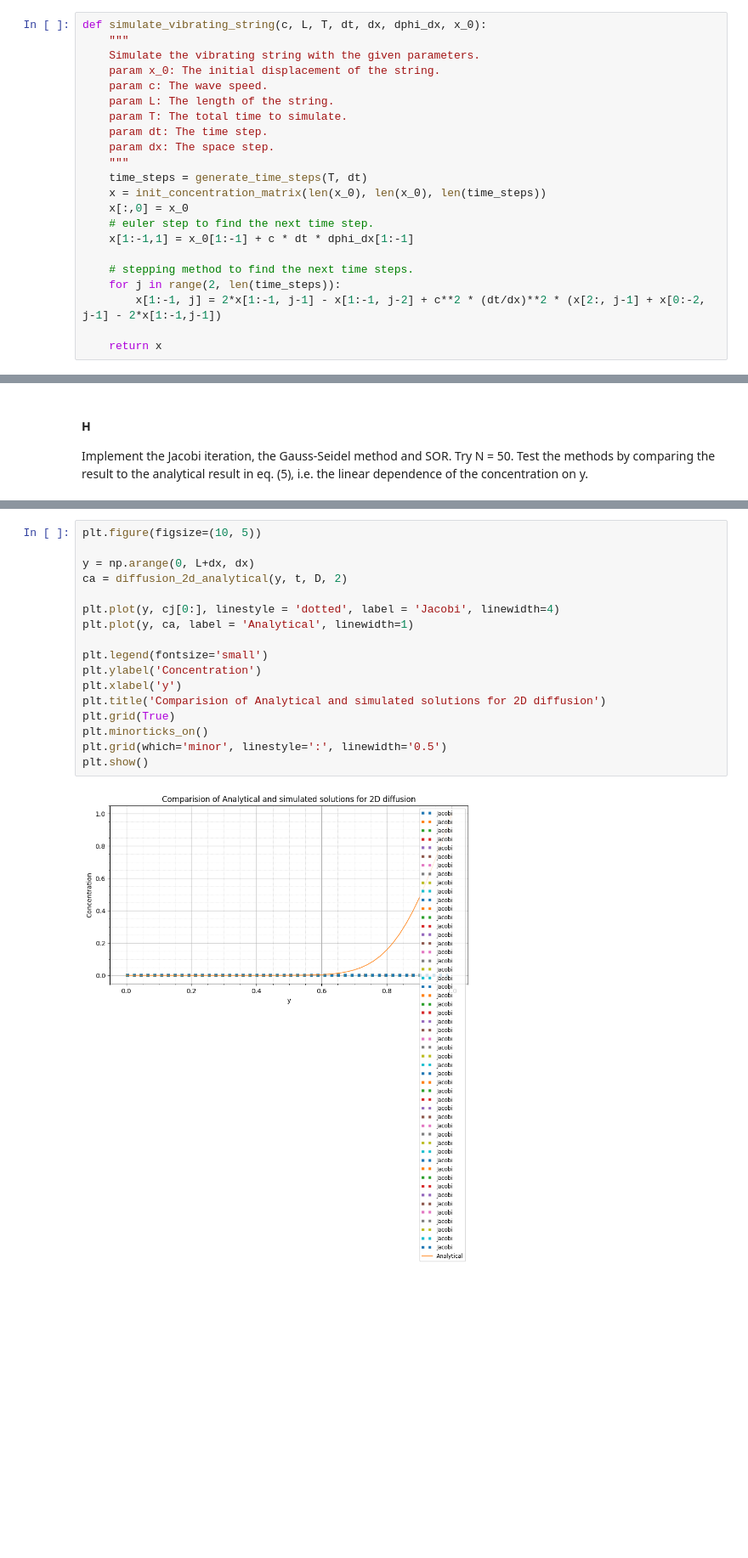
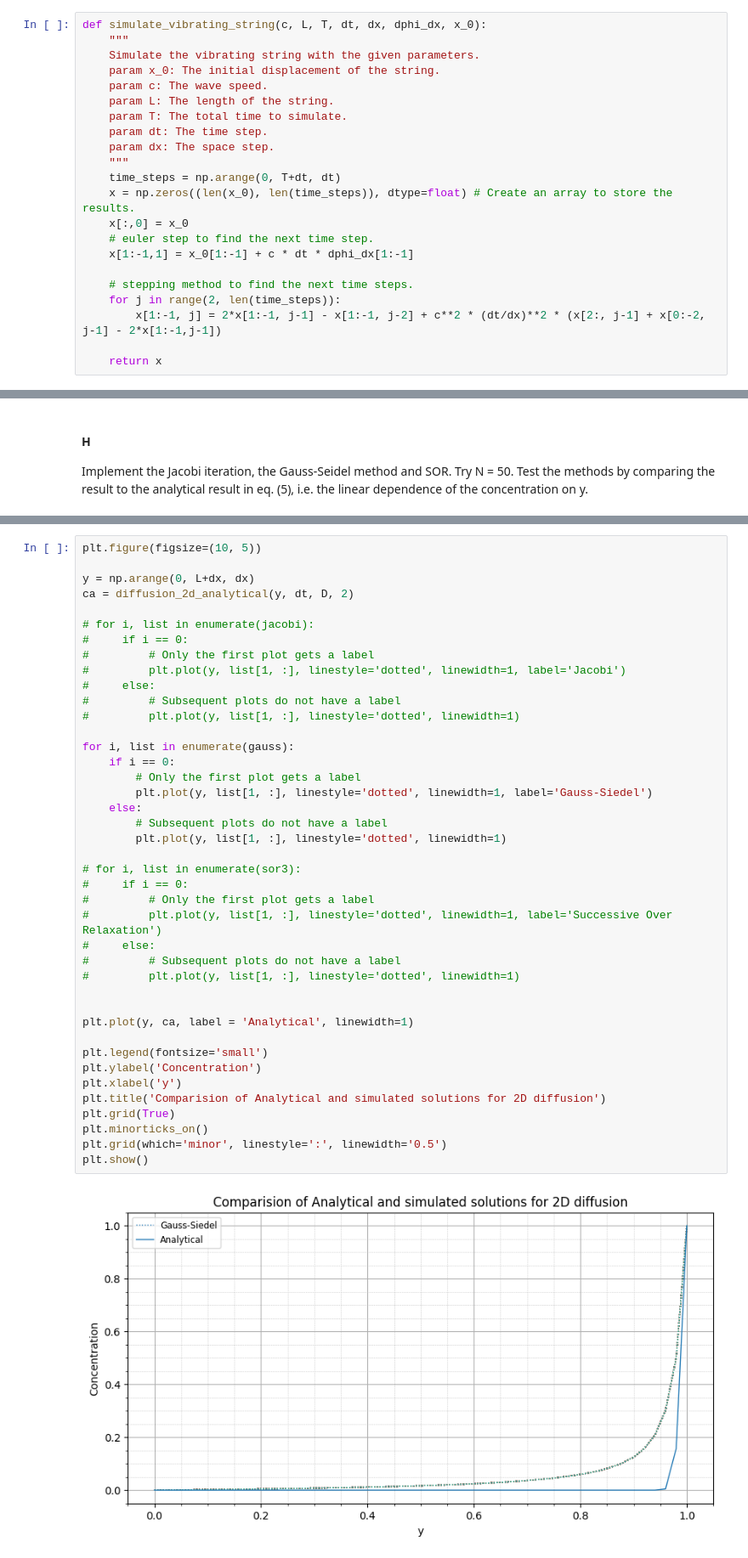
Before and after one commit to shreyaraghavendra/scientific-computing-group2, a Jupyter notebook: set1.ipynb, the cells around one changed output, grey strips where cells are left out. Shown: that part at 85% size. Saved outputs shown, nothing was run; the diff lists cells and outputs as text; blank space fills up the shorter version.

Commit message:
fix vibrating string code and parallel plots

```diff
--- a/set1.ipynb
+++ b/set1.ipynb
@@ -57,8 +57,8 @@ def simulate_vibrating_string(c, L, T, dt, dx, dphi_dx, x_0):
     param dt: The time step.
     param dx: The space step.
     """
-    time_steps = generate_time_steps(T, dt)
-    x = init_concentration_matrix(len(x_0), len(x_0), len(time_steps))
+    time_steps = np.arange(0, T+dt, dt)
+    x = np.zeros((len(x_0), len(time_steps)), dtype=float) # Create an array to store the results.
     x[:,0] = x_0
     # euler step to find the next time step.
     x[1:-1,1] = x_0[1:-1] + c * dt * dphi_dx[1:-1]
@@ -454,19 +455,43 @@ Convergence reached at 227 iterations
 # %%
 plt.figure(figsize=(10, 5))
 
 y = np.arange(0, L+dx, dx)
-ca = diffusion_2d_analytical(y, t, D, 2)
+ca = diffusion_2d_analytical(y, dt, D, 2)
 
-plt.plot(y, cj[0:], linestyle = 'dotted', label = 'Jacobi', linewidth=4)
+# for i, list in enumerate(jacobi):
+#     if i == 0:
+#         # Only the first plot gets a label
+#         plt.plot(y, list[1, :], linestyle='dotted', linewidth=1, label='Jacobi')
+#     else:
+#         # Subsequent plots do not have a label
+#         plt.plot(y, list[1, :], linestyle='dotted', linewidth=1)
+
+for i, list in enumerate(gauss):
+    if i == 0:
+        # Only the first plot gets a label
+        plt.plot(y, list[1, :], linestyle='dotted', linewidth=1, label='Gauss-Siedel')
+    else:
+        # Subsequent plots do not have a label
+        plt.plot(y, list[1, :], linestyle='dotted', linewidth=1)
+
+# for i, list in enumerate(sor3):
+#     if i == 0:
+#         # Only the first plot gets a label
+#         plt.plot(y, list[1, :], linestyle='dotted', linewidth=1, label='Successive Over Relaxation')
+#     else:
+#         # Subsequent plots do not have a label
+#         plt.plot(y, list[1, :], linestyle='dotted', linewidth=1)
+
+
 plt.plot(y, ca, label = 'Analytical', linewidth=1)
 
 plt.legend(fontsize='small')
 plt.ylabel('Concentration')
 plt.xlabel('y')
 plt.title('Comparision of Analytical and simulated solutions for 2D diffusion')
 plt.grid(True)
 plt.minorticks_on()
 plt.grid(which='minor', linestyle=':', linewidth='0.5')
 plt.show()
 # %% [output]
-[figure, old version]
+[figure, new version]
```
Also changed, not shown: parts of 3 cells of this notebook.
